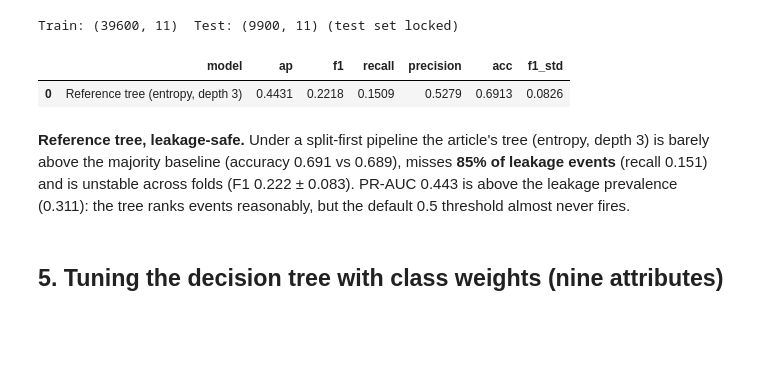
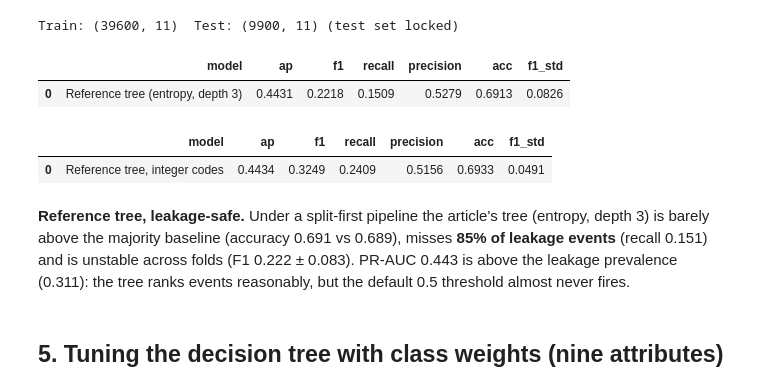
Before and after one commit to BayanAwad/dlp-cloud-leakage-detection, a Jupyter notebook: leakage_detection.ipynb, the cells around one changed output. Drawn from its saved outputs; the diff is of its cells as text; code cells hidden in the pictures; blank space fills up the shorter version.

```diff
--- a/leakage_detection.ipynb
+++ b/leakage_detection.ipynb
@@ -185,6 +185,25 @@ ref_cv
 Train: (39600, 11)  Test: (9900, 11) (test set locked)
 |  | model | ap | f1 | recall | precision | acc | f1_std |
 | 0 | Reference tree (entropy, depth 3) | 0.4431 | 0.2218 | 0.1509 | 0.5279 | 0.6913 | 0.0826 |
+# %%
+# Encoding check. The article says it used one-hot encoding (the reference above), but its published
+# tree splits on "Authority <= 3.5", which is only possible with integer codes. Same split, same folds.
+from sklearn.preprocessing import OrdinalEncoder
+CODES = {'Authority': ['staff', 'manager', 'senior manager', 'lead technician', 'intern'],
+         'File Operation': ['delete', 'read', 'move', 'write'],
+         'Data Sensitivity Level': ['low', 'medium', 'high']}
+
+def coded_tree(cols, **params):
+    cats = [CODES.get(c, [0.0, 1.0]) for c in cols]          # binary flags keep 0/1
+    prep = Pipeline([('impute', SimpleImputer(strategy='most_frequent')),
+                     ('codes', OrdinalEncoder(categories=cats))])
+    return Pipeline([('prep', prep), ('tree', DecisionTreeClassifier(random_state=42, **params))])
+
+baseline_codes = coded_tree(features9, criterion='entropy', max_depth=3)
+pd.DataFrame([cv_row('Reference tree, integer codes', baseline_codes, features9)])
+# %% [output]
+|  | model | ap | f1 | recall | precision | acc | f1_std |
+| 0 | Reference tree, integer codes | 0.4434 | 0.3249 | 0.2409 | 0.5156 | 0.6933 | 0.0491 |
 # %% [markdown]
 **Reference tree, leakage-safe.** Under a split-first pipeline the article's tree (entropy, depth 3) is barely above the majority baseline (accuracy 0.691 vs 0.689), misses **85% of leakage events** (recall 0.151) and is unstable across folds (F1 0.222 ± 0.083). PR-AUC 0.443 is above the leakage prevalence (0.311): the tree ranks events reasonably, but the default 0.5 threshold almost never fires.
 # %% [markdown]
```
Also changed, not shown: parts of 2 cells of this notebook, 5 other files.
